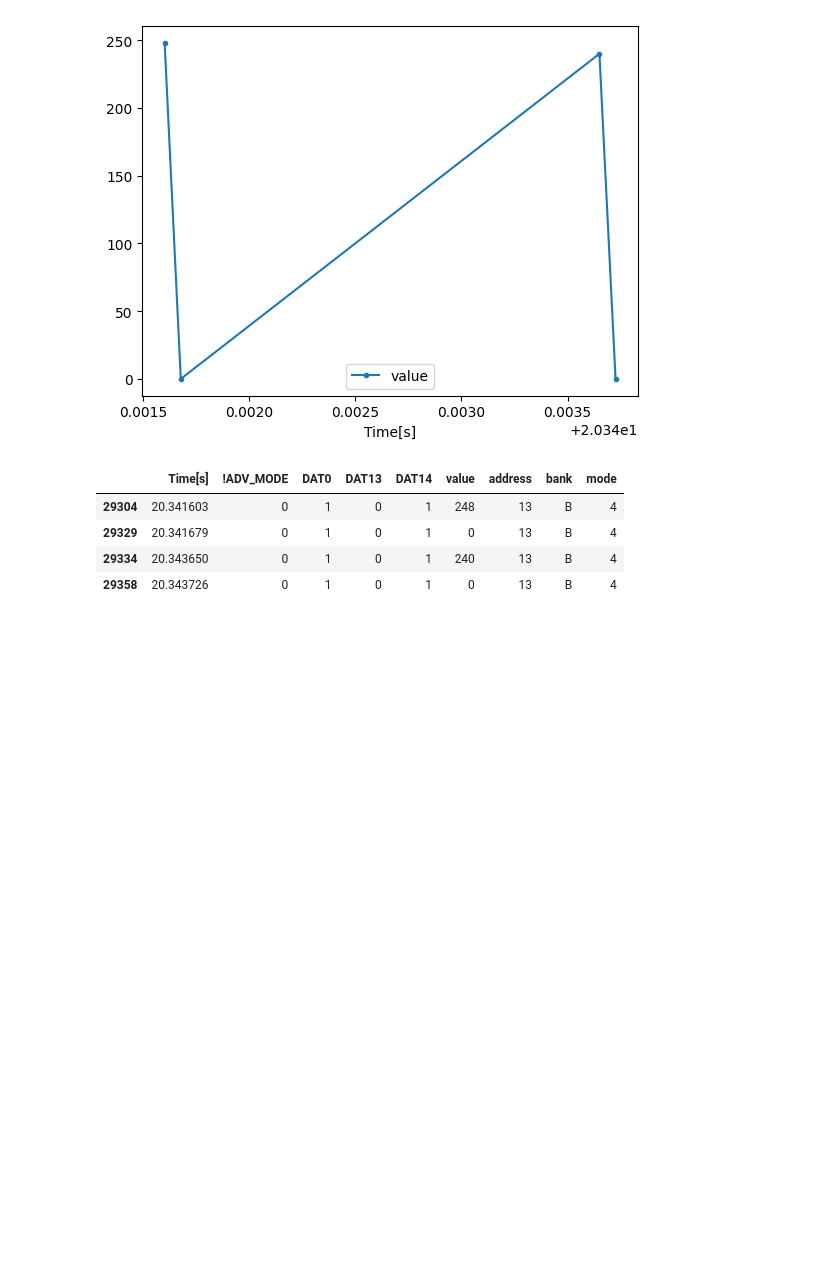
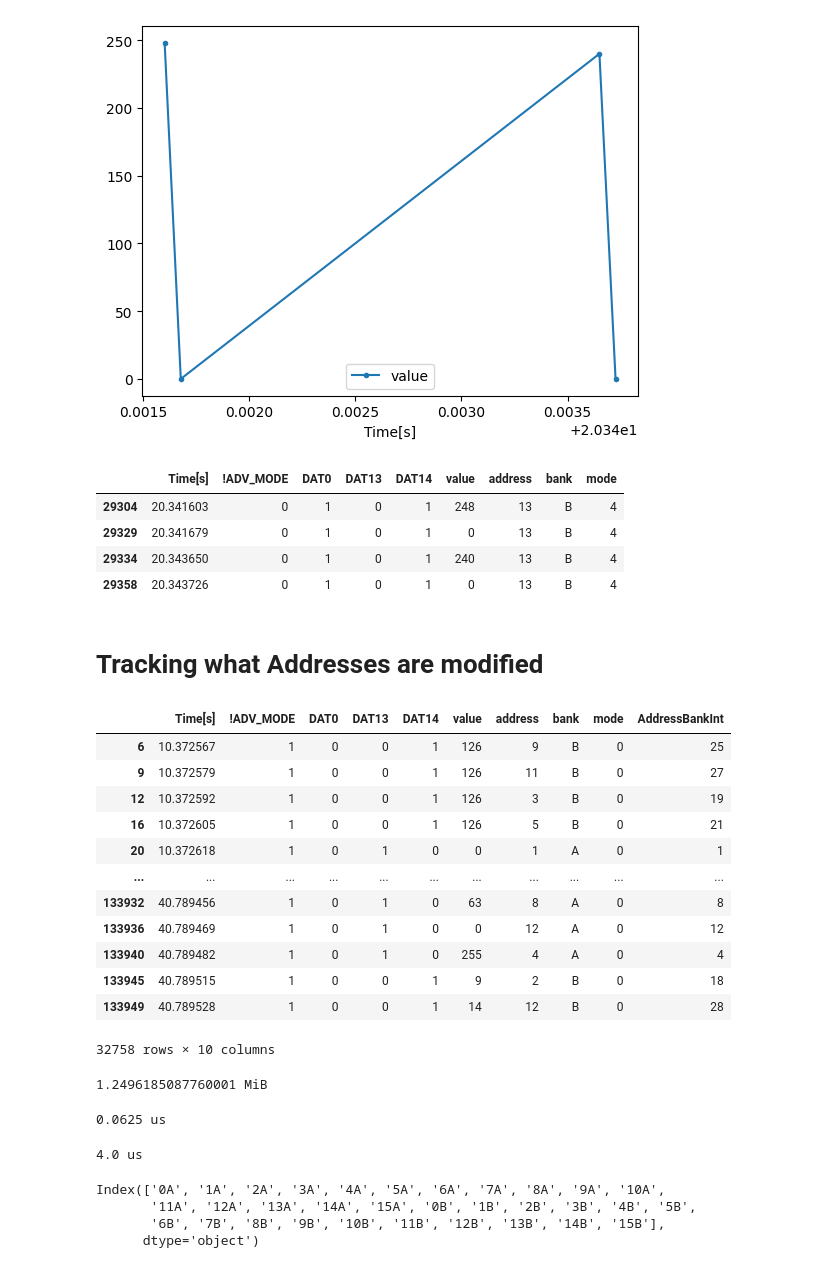
Before and after one commit to ebtrac/pp1_data_processing, a Jupyter notebook: pp1_dat_bus_processing.ipynb, the cells around one changed output. Cells and saved outputs as stored; diff of their text form; code cells hidden in the pictures; blank space fills up the shorter version.

```diff
--- a/pp1_dat_bus_processing.ipynb
+++ b/pp1_dat_bus_processing.ipynb
@@ -503,3 +504,28 @@ for key in grouped.groups.keys():
     groupdf[str(key[0])+key[1]+'mode'] = grouped.get_group(key)['mode']
     modecolidx.append(colidx)
     colidx+=1
+# %%
+styles = ['#1f77b4', '#ff7f0e', '#2ca02c', '#d62728', '#9467bd', '#8c564b', '#e377c2', '#7f7f7f', '#bcbd22', '#17becf']
+typicalpacketorder = ['9B', '11B', '3B', '5B', '1A', '8B', '7B', '7A', '0B', '5A', '11A', \
+                      '4B', '13A', '13B', '0A', '8A', '12A', '4A', '2B', '12B']
+typicalpacketkeys = []
+for x in typicalpacketorder:
+    if x.endswith('A'):
+        typicalpacketkeys.append((int(x.rstrip('A')), 'A'))
+    else:
+        typicalpacketkeys.append((int(x.rstrip('B')), 'B'))
+remainingkeys =list(set(grouped.groups.keys()).difference(typicalpacketkeys))
+
+fig,axs = plt.subplots(nrows=len(grouped.groups.keys()) + 1, ncols=1, figsize=(40,20), sharex=True)
+i = 0
+keyset = {'all':grouped.groups.keys(),
+          'typicalpacket':typicalpacketkeys,
+          'atypicalpacket':remainingkeys}
+for key in keyset['all']:
+    datadf = grouped.get_group(key)
+    axs[i].plot(datadf['Time[s]'],datadf['value'],label=str(key[0])+key[1], marker='.',drawstyle='steps-post', color=styles[i%len(styles)])
+    axs[i].legend()
+    i+=1
+axs[i].plot(dflatched['Time[s]'],dflatched['mode'],label='MODE', marker='.')
+axs[i].legend()
+plt.show()
@@ -588,3 +624,22 @@ addr13b.loc[(addr13b['Time[s]']>20.3414) & (addr13b['Time[s]']<20.344)]
 | 29329 | 20.341679 | 0 | 1 | 0 | 1 | 0 | 13 | B | 4 |
 | 29334 | 20.343650 | 0 | 1 | 0 | 1 | 240 | 13 | B | 4 |
 | 29358 | 20.343726 | 0 | 1 | 0 | 1 | 0 | 13 | B | 4 |
+# %% [markdown]
+# Tracking what Addresses are modified
+# %%
+dflatched['AddressBankInt'] = dflatched.apply(lambda x: x.iloc[6] if x.iloc[7] == 'A' else 16+x.iloc[6], axis=1)
+dflatched
+# %% [output]
+|  | Time[s] | !ADV_MODE | DAT0 | DAT13 | DAT14 | value | address | bank | mode | AddressBankInt |
+| 6 | 10.372567 | 1 | 0 | 0 | 1 | 126 | 9 | B | 0 | 25 |
+| 9 | 10.372579 | 1 | 0 | 0 | 1 | 126 | 11 | B | 0 | 27 |
+| 12 | 10.372592 | 1 | 0 | 0 | 1 | 126 | 3 | B | 0 | 19 |
+| 16 | 10.372605 | 1 | 0 | 0 | 1 | 126 | 5 | B | 0 | 21 |
+| 20 | 10.372618 | 1 | 0 | 1 | 0 | 0 | 1 | A | 0 | 1 |
+| ... | ... | ... | ... | ... | ... | ... | ... | ... | ... | ... |
+| 133932 | 40.789456 | 1 | 0 | 1 | 0 | 63 | 8 | A | 0 | 8 |
+| 133936 | 40.789469 | 1 | 0 | 1 | 0 | 0 | 12 | A | 0 | 12 |
+| 133940 | 40.789482 | 1 | 0 | 1 | 0 | 255 | 4 | A | 0 | 4 |
+| 133945 | 40.789515 | 1 | 0 | 0 | 1 | 9 | 2 | B | 0 | 18 |
+| 133949 | 40.789528 | 1 | 0 | 0 | 1 | 14 | 12 | B | 0 | 28 |
+32758 rows × 10 columns
@@ -590,0 +652,17 @@ addr13b.loc[(addr13b['Time[s]']>20.3414) & (addr13b['Time[s]']<20.344)]
+# %%
+column_names = [f'{x}A' for x in range(0, 16)] + [f'{x}B' for x in range(0, 16)]
+addressbankdf = pd.DataFrame(data=addressbankbcd.astype(np.uint8), columns=column_names)
+addressbankdf.set_index(timedf, drop=True, inplace=True)
+print(addressbankdf.memory_usage().sum() * 9.536743e-7, 'MiB')
+# %% [output]
+1.2496185087760001 MiB
+# %%
+# sample rate from original signal was 16MHz so we will resample a whole multiple of the period
+print((1/16e6)*1e6, "us")
+# %% [output]
+0.0625 us
+# %%
+n_periods = 64
+print(0.0625 * n_periods, 'us')
+# %% [output]
+4.0 us
@@ -590,0 +675,7 @@ addr13b.loc[(addr13b['Time[s]']>20.3414) & (addr13b['Time[s]']<20.344)]
+# %%
+addressbankdf.columns
+# %% [output]
+Index(['0A', '1A', '2A', '3A', '4A', '5A', '6A', '7A', '8A', '9A', '10A',
+       '11A', '12A', '13A', '14A', '15A', '0B', '1B', '2B', '3B', '4B', '5B',
+       '6B', '7B', '8B', '9B', '10B', '11B', '12B', '13B', '14B', '15B'],
+      dtype='object')
```
Also changed, not shown: parts of 13 cells of this notebook.
